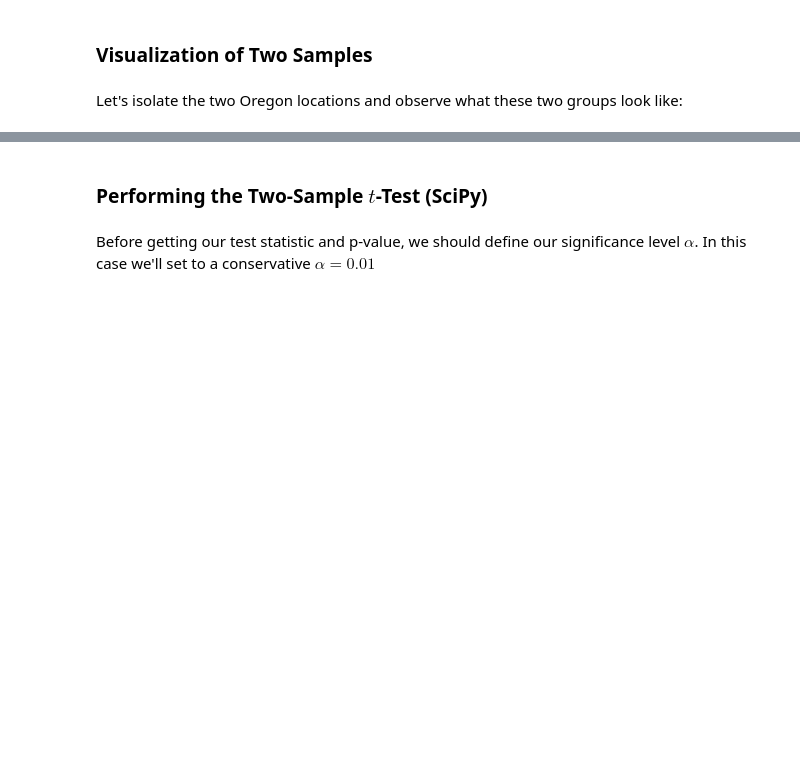
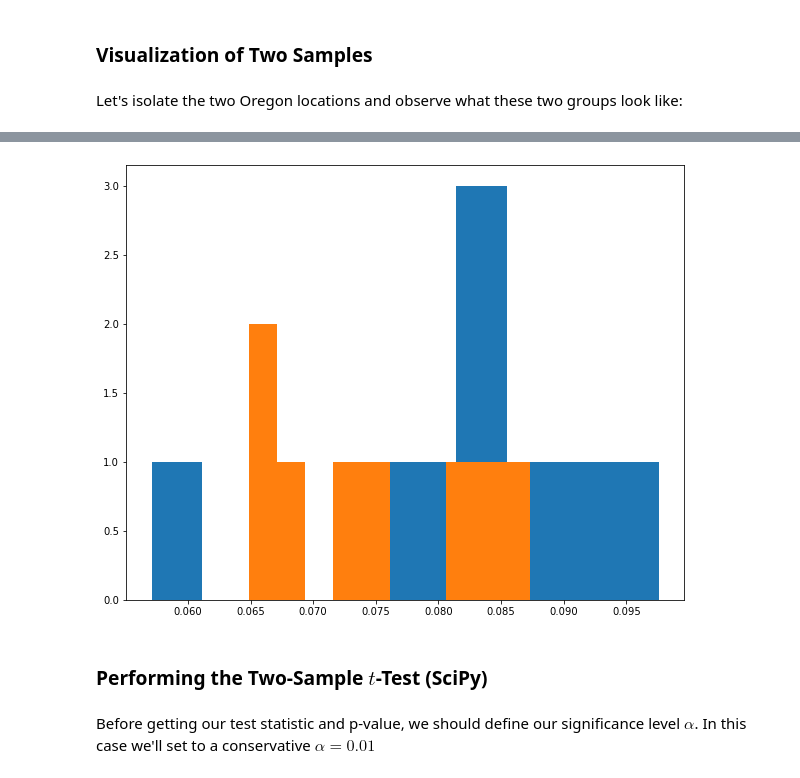
Before and after one commit to rbdaly16/NATL-DS-Live-062623, a Jupyter notebook: Phase2/Lectures/10_ANOVA_Hypothesis_testing.ipynb, the cells around one changed output, grey strips where cells are left out. Saved outputs shown, nothing was run; the diff lists cells and outputs as text; code cells hidden in the pictures; blank space fills up the shorter version.

```diff
--- a/Phase2/Lectures/10_ANOVA_Hypothesis_testing.ipynb
+++ b/Phase2/Lectures/10_ANOVA_Hypothesis_testing.ipynb
@@ -130,3 +182,12 @@ plt.tight_layout();
+# %%
+tilla = data_subset.loc[data_subset['area']=='tillamook']
+newprt = data_subset.loc[data_subset['area']=='newport']
+# %%
+fig, ax = plt.subplots(figsize=(10,8))
+ax.hist(tilla['shell_standardized'],bins=10);
+ax.hist(newprt['shell_standardized'],bins=10);
+# %% [output]
+[figure, added]
 # %% [markdown]
 ### Performing the Two-Sample $t$-Test (SciPy)
 # %% [markdown]
```
Also changed, not shown: parts of 21 cells of this notebook, 1 other file.
